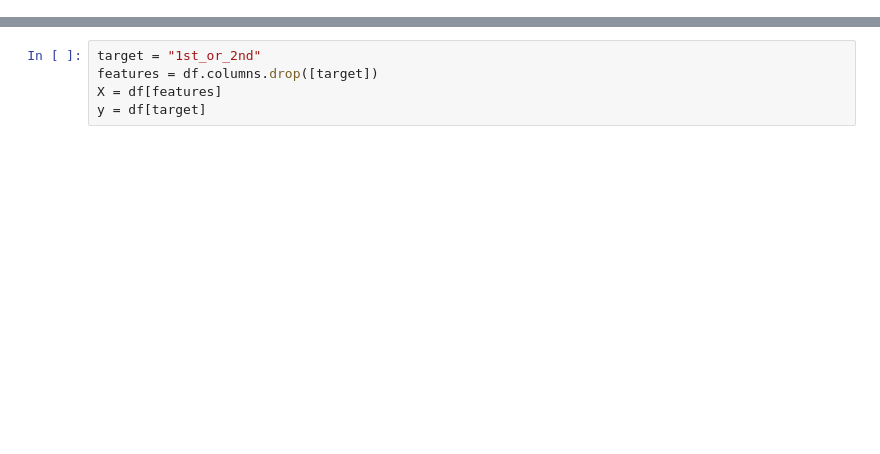
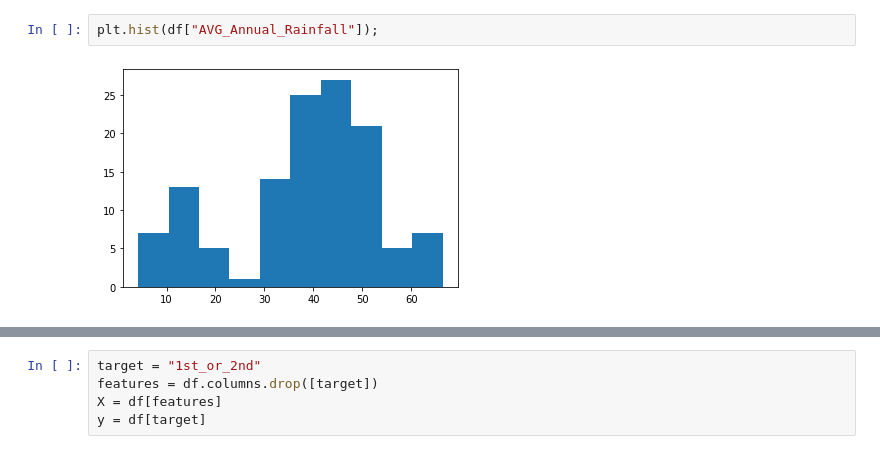
Before and after one commit to ifolo-nwulu/DS-Assignment-Submission-Practice-Repository, a Jupyter notebook: BuildWeekProject.ipynb, the cells around one changed output, grey strips where cells are left out. Cells and saved outputs as stored; diff of their text form; blank space fills up the shorter version.

```diff
--- a/BuildWeekProject.ipynb
+++ b/BuildWeekProject.ipynb
@@ -252,0 +172,4 @@ KeyError: ignored
+# %%
+plt.hist(df["AVG_Annual_Rainfall"]);
+# %% [output]
+[figure, added]
```
Also changed, not shown: parts of 47 cells of this notebook.
